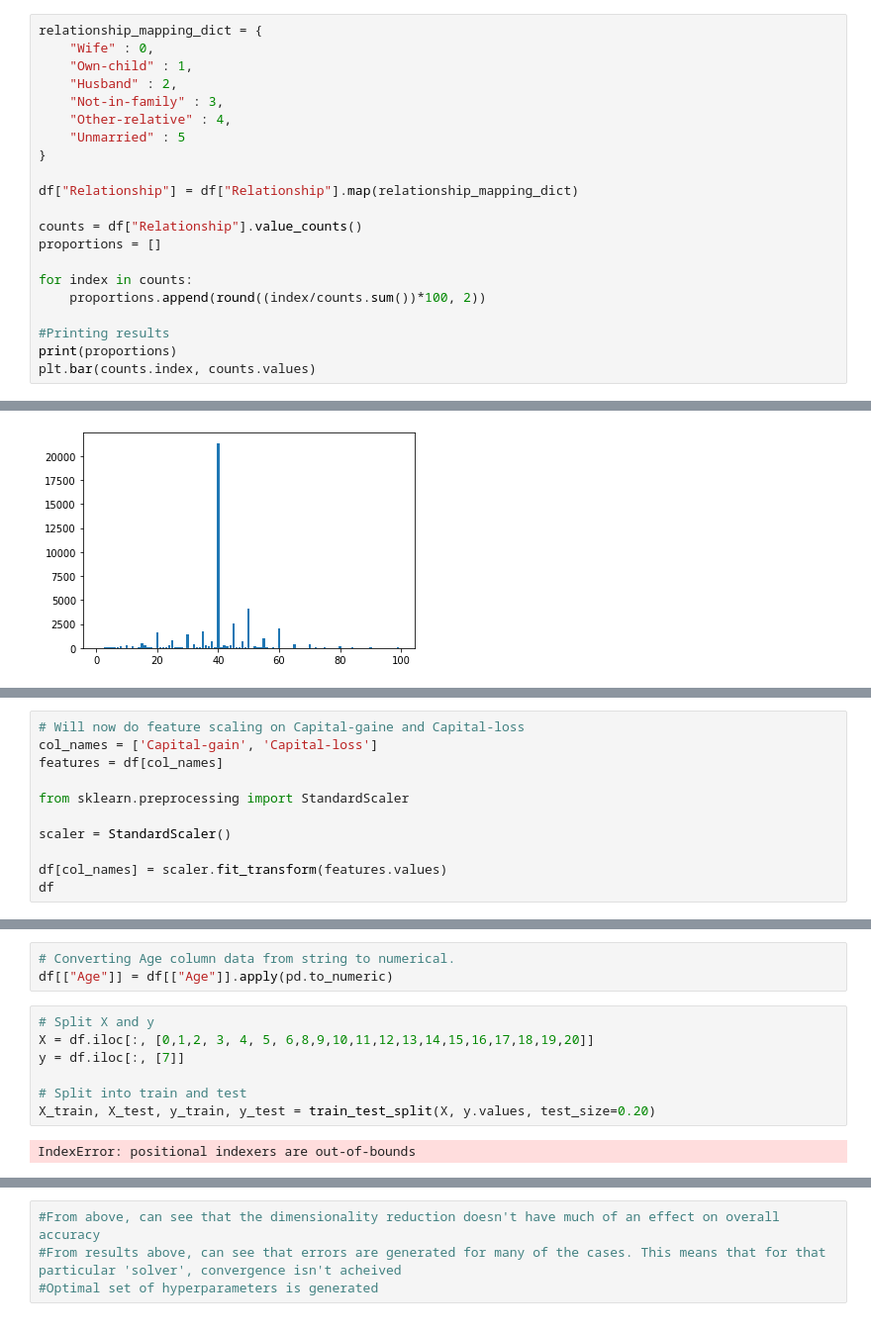
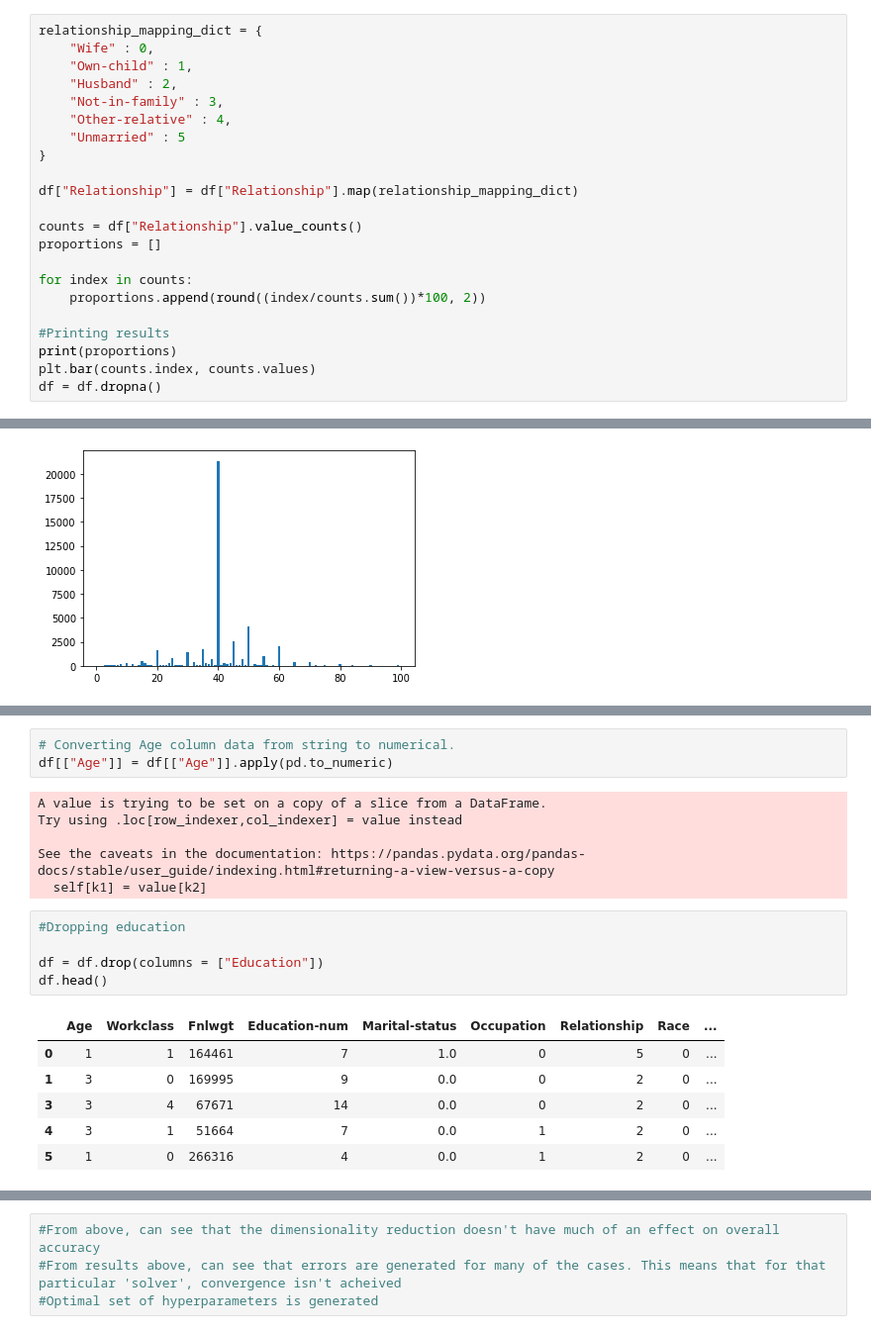
Before and after one commit to MattSchaefer24/machine-learning, a Jupyter notebook: Hyperparameter_tuning_LR copy.ipynb, the cells around one changed output, grey strips where cells are left out. Shown: that part at 99% size. Cells and saved outputs as stored; diff of their text form.

Commit message:
Logistic Regression copy finsihed

```diff
--- a/Hyperparameter_tuning_LR copy.ipynb
+++ b/Hyperparameter_tuning_LR copy.ipynb
@@ -249,5 +250,6 @@ for index in counts:
 #Printing results
 print(proportions)
 plt.bar(counts.index, counts.values)
+df = df.dropna()
 # %% [output]
 [41.28, 25.88, 14.65, 10.59, 4.62, 2.98]
@@ -412,11 +433,0 @@ df['Age'] = pd.cut(df['Age'], bins, labels = names)
-# %%
-# Will now do feature scaling on Capital-gaine and Capital-loss
-col_names = ['Capital-gain', 'Capital-loss']
-features = df[col_names]
-
-from sklearn.preprocessing import StandardScaler
-
-scaler = StandardScaler()
-
-df[col_names] = scaler.fit_transform(features.values)
-df
@@ -437,12 +434,21 @@ df
 # %%
 # Converting Age column data from string to numerical.
 df[["Age"]] = df[["Age"]].apply(pd.to_numeric)
+# %% [output]
+A value is trying to be set on a copy of a slice from a DataFrame.
+Try using .loc[row_indexer,col_indexer] = value instead
+
+See the caveats in the documentation: https://pandas.pydata.org/pandas-docs/stable/user_guide/indexing.html#returning-a-view-versus-a-copy
+  self[k1] = value[k2]
-# %%
-# Split X and y
-X = df.iloc[:, [0,1,2, 3, 4, 5, 6,8,9,10,11,12,13,14,15,16,17,18,19,20]]
-y = df.iloc[:, [7]]
-
-# Split into train and test
-X_train, X_test, y_train, y_test = train_test_split(X, y.values, test_size=0.20)
-# %% [output]
-IndexError: positional indexers are out-of-bounds
+# %%
+#Dropping education
+
+df = df.drop(columns = ["Education"])
+df.head()
+# %% [output]
+|  | Age | Workclass | Fnlwgt | Education-num | Marital-status | Occupation | Relationship | Race | ... |
+| 0 | 1 | 1 | 164461 | 7 | 1.0 | 0 | 5 | 0 | ... |
+| 1 | 3 | 0 | 169995 | 9 | 0.0 | 0 | 2 | 0 | ... |
+| 3 | 3 | 4 | 67671 | 14 | 0.0 | 0 | 2 | 0 | ... |
+| 4 | 3 | 1 | 51664 | 7 | 0.0 | 1 | 2 | 0 | ... |
+| 5 | 1 | 0 | 266316 | 4 | 0.0 | 1 | 2 | 0 | ... |
```
Also changed, not shown: parts of 21 cells of this notebook.
